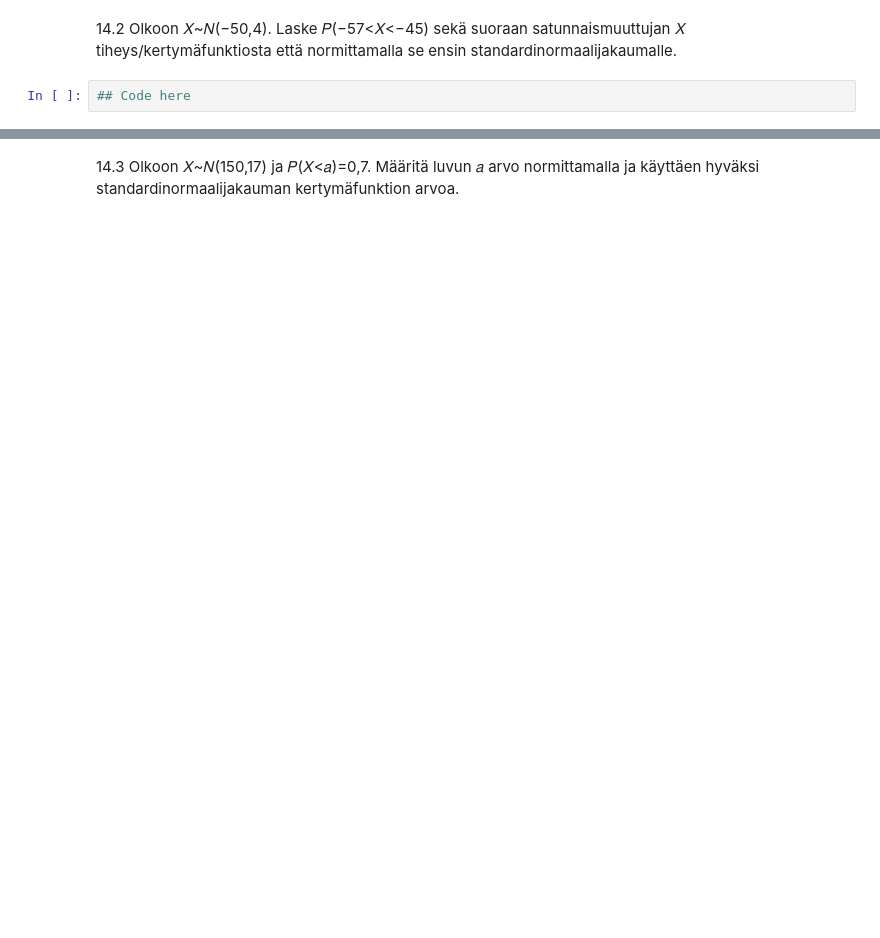
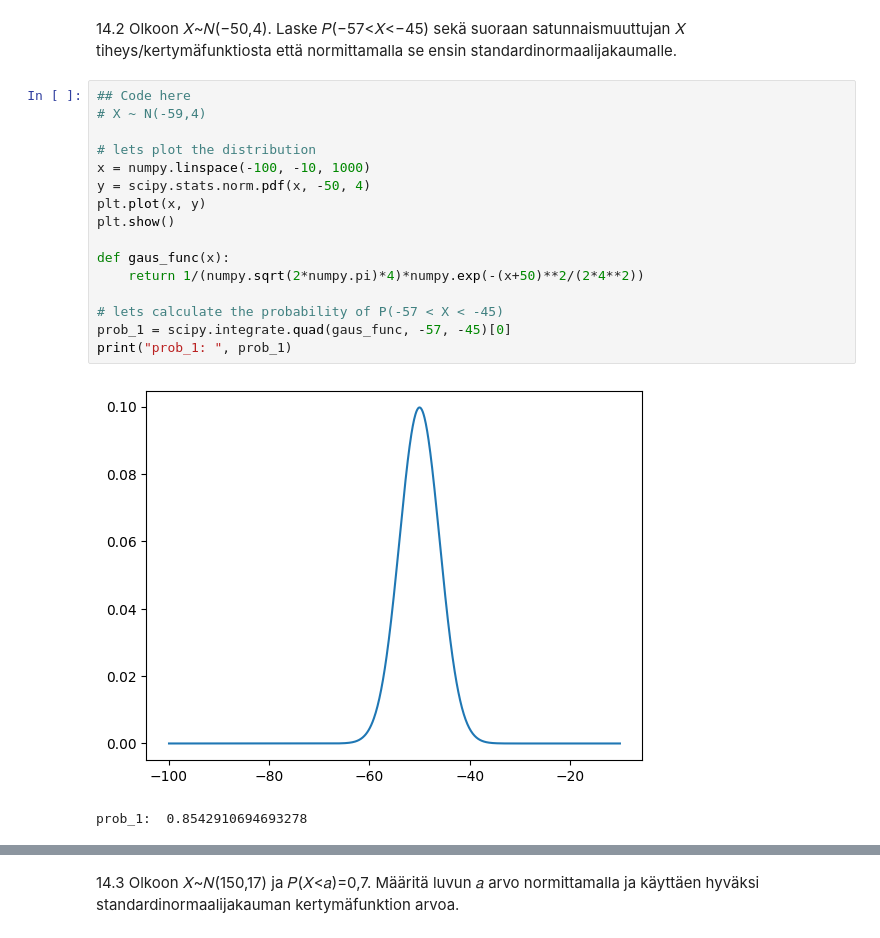
Before and after one commit to walterairs/statsandprobs, a Jupyter notebook: probability/lesson_fourteen.ipynb, the cells around one changed output, grey strips where cells are left out. Cells and saved outputs as stored; diff of their text form; blank space fills up the shorter version.

```diff
--- a/probability/lesson_fourteen.ipynb
+++ b/probability/lesson_fourteen.ipynb
@@ -10,4 +23,21 @@ import scipy
 # %% [markdown]
 14.2 Olkoon 𝑋~𝑁(−50,4). Laske 𝑃(−57<𝑋<−45) sekä suoraan satunnaismuuttujan 𝑋 tiheys/kertymäfunktiosta että normittamalla se ensin standardinormaalijakaumalle.
-# %%
-## Code here
+# %%
+## Code here
+# X ~ N(-59,4)
+
+# lets plot the distribution
+x = numpy.linspace(-100, -10, 1000)
+y = scipy.stats.norm.pdf(x, -50, 4)
+plt.plot(x, y)
+plt.show()
+
+def gaus_func(x):
+    return 1/(numpy.sqrt(2*numpy.pi)*4)*numpy.exp(-(x+50)**2/(2*4**2))
+
+# lets calculate the probability of P(-57 < X < -45)
+prob_1 = scipy.integrate.quad(gaus_func, -57, -45)[0]
+print("prob_1: ", prob_1)
+# %% [output]
+[figure, added]
+prob_1:  0.8542910694693278
```
Also changed, not shown: parts of 12 cells of this notebook, 3 other files.
